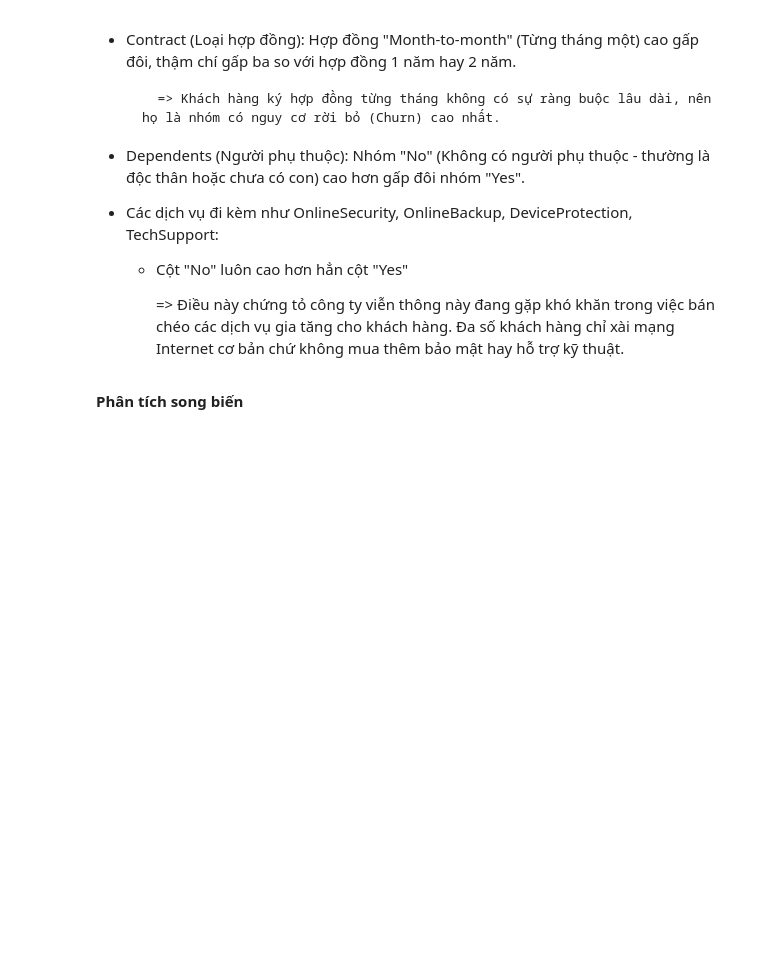
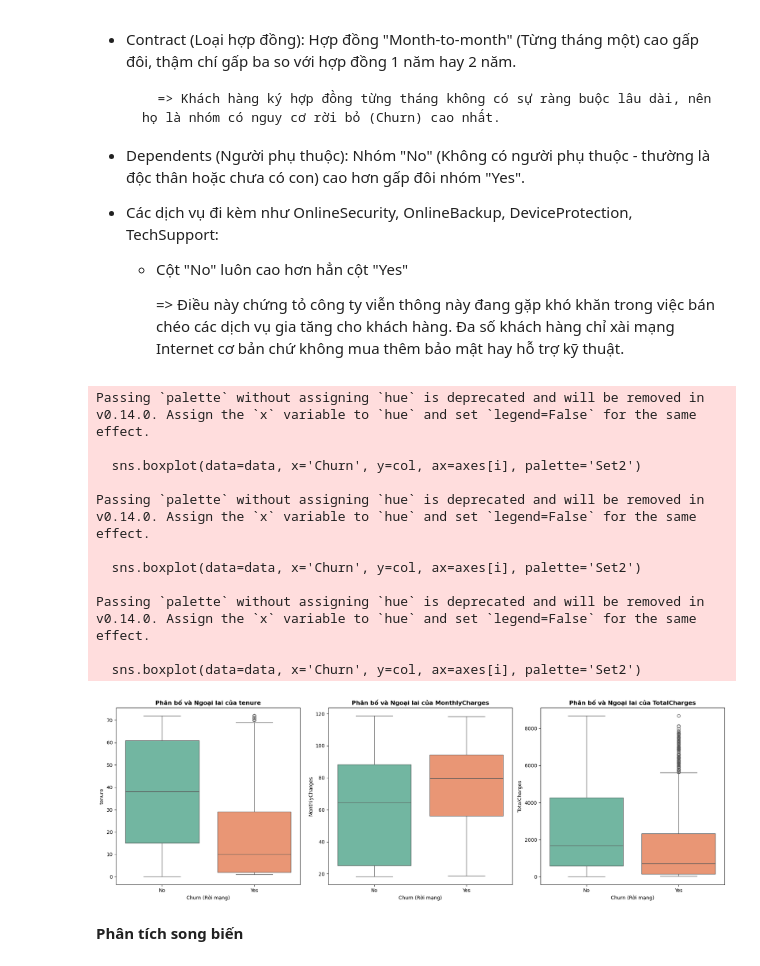
Before and after one commit to KhanhDao1512/DS102_customer_churn_prediction, a Jupyter notebook: notebooks/EDA.ipynb, the cells around one changed output. Drawn from its saved outputs; the diff is of its cells as text; code cells hidden in the pictures; blank space fills up the shorter version.

```diff
--- a/notebooks/EDA.ipynb
+++ b/notebooks/EDA.ipynb
@@ -182,5 +200,36 @@ Passing `palette` without assigning `hue` is deprecated and will be removed in v
     + Cột "No" luôn cao hơn hẳn cột "Yes"
 
         => Điều này chứng tỏ công ty viễn thông này đang gặp khó khăn trong việc bán chéo các dịch vụ gia tăng cho khách hàng. Đa số khách hàng chỉ xài mạng Internet cơ bản chứ không mua thêm bảo mật hay hỗ trợ kỹ thuật.
+# %%
+# Các cột số liên tục bạn đã định nghĩa trước đó
+num_cols = ["tenure", "MonthlyCharges", "TotalCharges"]
+
+# Tạo khung hình với 1 hàng và 3 cột
+fig, axes = plt.subplots(1, 3, figsize=(18, 6))
+
+for i, col in enumerate(num_cols):
+    # Vẽ Boxplot phân nhóm theo biến Churn
+    sns.boxplot(data=data, x='Churn', y=col, ax=axes[i], palette='Set2')
+
+    # Tùy chỉnh tiêu đề
+    axes[i].set_title(f'Phân bố và Ngoại lai của {col}', fontsize=12, fontweight='bold')
+    axes[i].set_xlabel('Churn (Rời mạng)')
+    axes[i].set_ylabel(col)
+
+plt.tight_layout()
+plt.show()
+# %% [output]
+Passing `palette` without assigning `hue` is deprecated and will be removed in v0.14.0. Assign the `x` variable to `hue` and set `legend=False` for the same effect.
+
+  sns.boxplot(data=data, x='Churn', y=col, ax=axes[i], palette='Set2')
+
+Passing `palette` without assigning `hue` is deprecated and will be removed in v0.14.0. Assign the `x` variable to `hue` and set `legend=False` for the same effect.
+
+  sns.boxplot(data=data, x='Churn', y=col, ax=axes[i], palette='Set2')
+
+Passing `palette` without assigning `hue` is deprecated and will be removed in v0.14.0. Assign the `x` variable to `hue` and set `legend=False` for the same effect.
+
+  sns.boxplot(data=data, x='Churn', y=col, ax=axes[i], palette='Set2')
+[figure, added]
 # %% [markdown]
 **Phân tích song biến**
```
Also changed, not shown: parts of 7 cells of this notebook, 1 other file.
